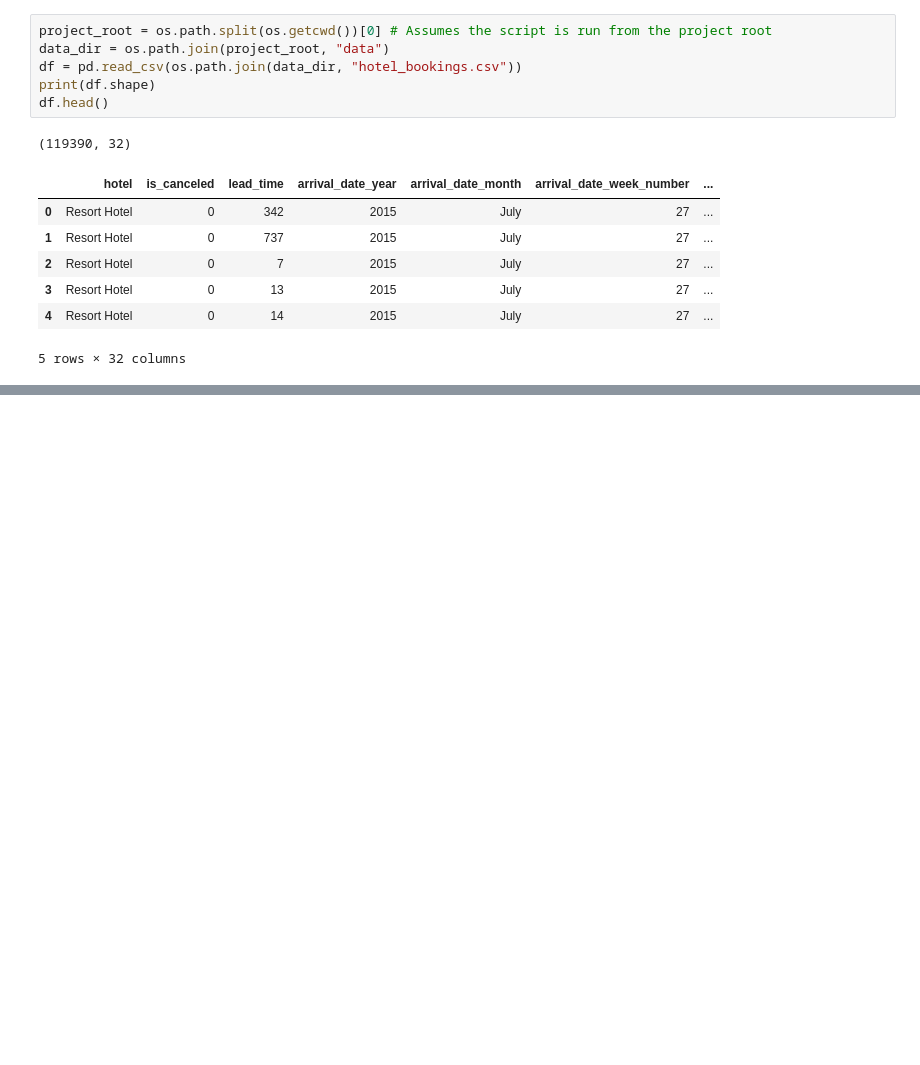
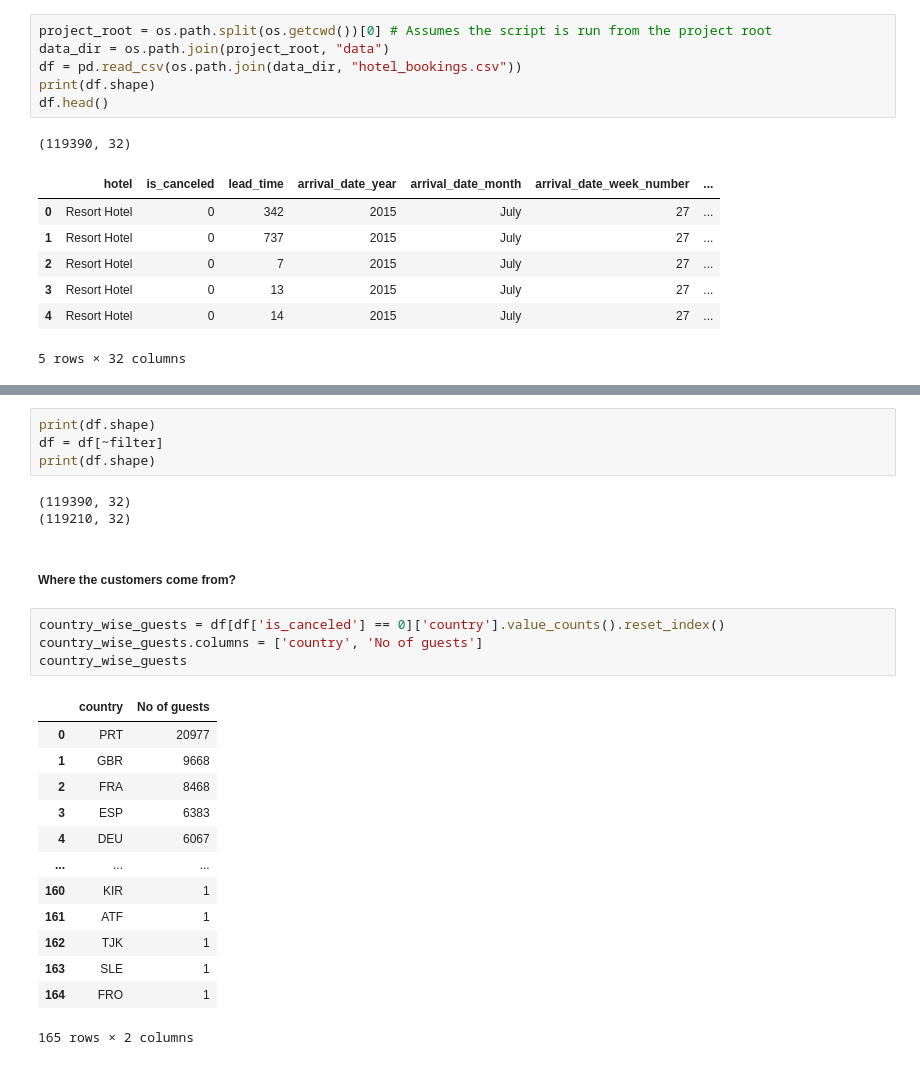
Before and after one commit to yezergmorales/dynamic-pricing, a Jupyter notebook: dev/demand_based_pricing_optimisation.ipynb, the cells around one changed output, grey strips where cells are left out. Cells and saved outputs as stored; diff of their text form; blank space fills up the shorter version.

```diff
--- a/dev/demand_based_pricing_optimisation.ipynb
+++ b/dev/demand_based_pricing_optimisation.ipynb
@@ -118,0 +259,27 @@ df.head()
+# %%
+print(df.shape)
+df = df[~filter]
+print(df.shape)
+# %% [output]
+(119390, 32)
+(119210, 32)
+# %% [markdown]
+##### Where the customers come from?
+# %%
+country_wise_guests = df[df['is_canceled'] == 0]['country'].value_counts().reset_index()
+country_wise_guests.columns = ['country', 'No of guests']
+country_wise_guests
+# %% [output]
+|  | country | No of guests |
+| 0 | PRT | 20977 |
+| 1 | GBR | 9668 |
+| 2 | FRA | 8468 |
+| 3 | ESP | 6383 |
+| 4 | DEU | 6067 |
+| ... | ... | ... |
+| 160 | KIR | 1 |
+| 161 | ATF | 1 |
+| 162 | TJK | 1 |
+| 163 | SLE | 1 |
+| 164 | FRO | 1 |
+165 rows × 2 columns
```
Also changed, not shown: parts of 10 cells of this notebook, 2 other files.
